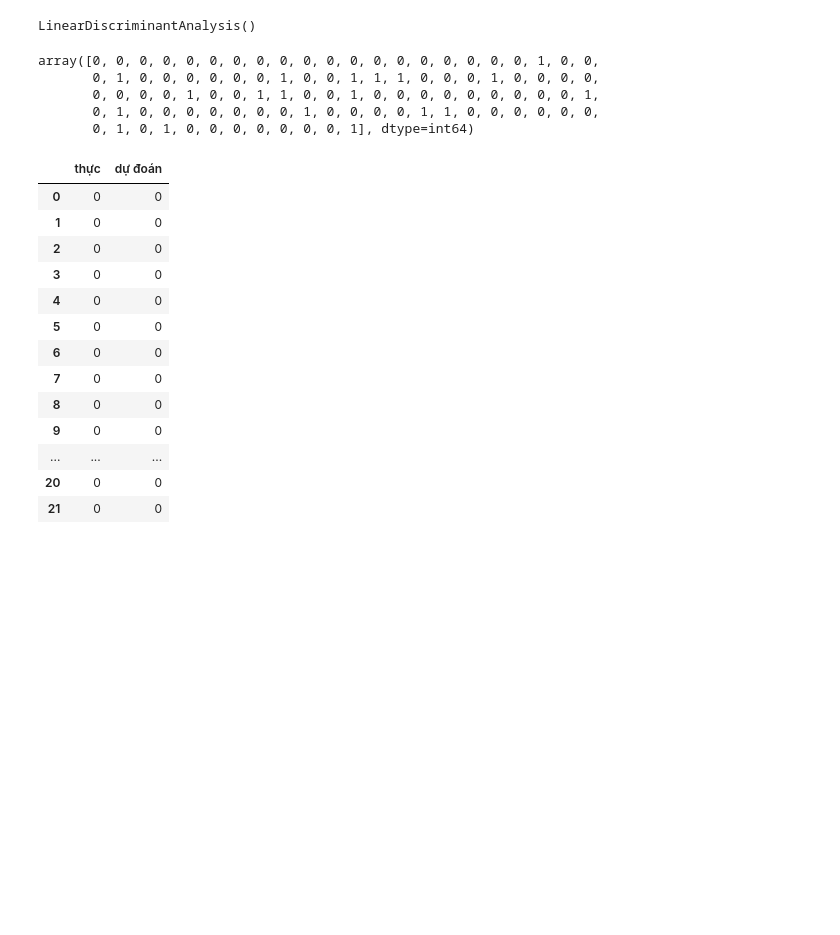
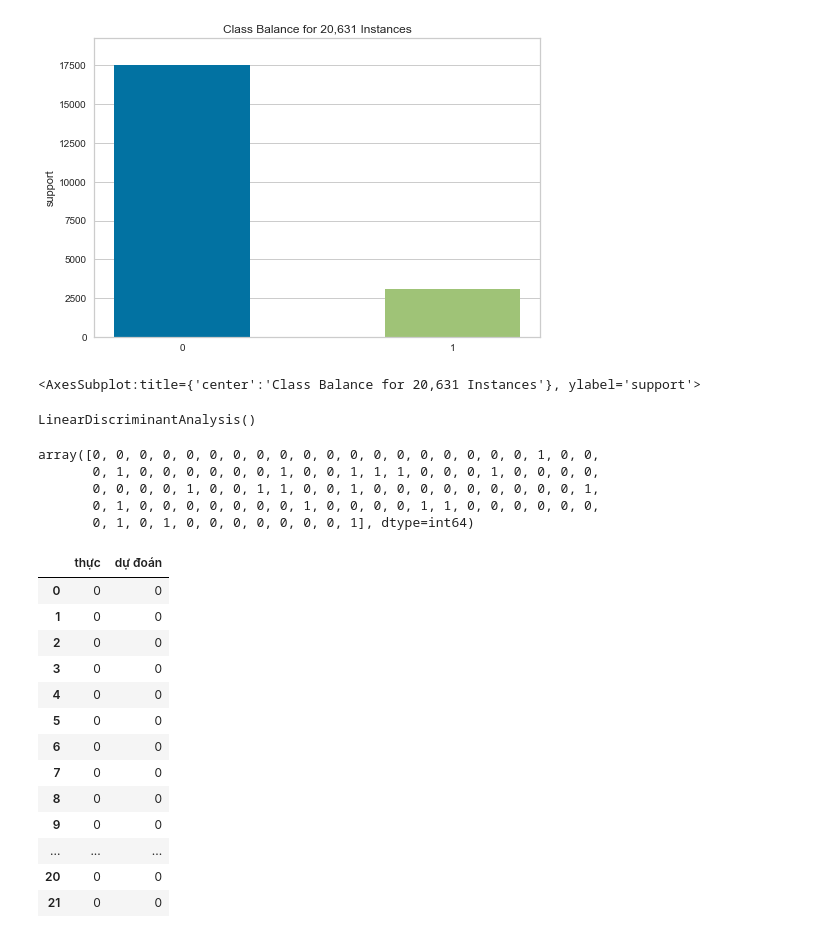
Before and after one commit to banngochaitma/ungdungAI, a Jupyter notebook: Final/LDA.ipynb, the cells around one changed output. Saved outputs shown, nothing was run; the diff lists cells and outputs as text; code cells hidden in the pictures; blank space fills up the shorter version.

```diff
--- a/Final/LDA.ipynb
+++ b/Final/LDA.ipynb
@@ -37,6 +37,15 @@ X_train =data_train[col_names_RUL]
 y_train = data_train['label_bnc']
 X_test = data_test[col_names_RUL]
 y_test = data_test['label_bnc']
+# %%
+from yellowbrick.target import ClassBalance
+
+visualizer = ClassBalance()
+visualizer.fit(y_train)
+visualizer.poof()
+# %% [output]
+[figure, added]
+<AxesSubplot:title={'center':'Class Balance for 20,631 Instances'}, ylabel='support'>
 # %%
 clf = LinearDiscriminantAnalysis()
 clf.fit(X_train, y_train)
```
Also changed, not shown: parts of 1 cell of this notebook, 2 other files.
